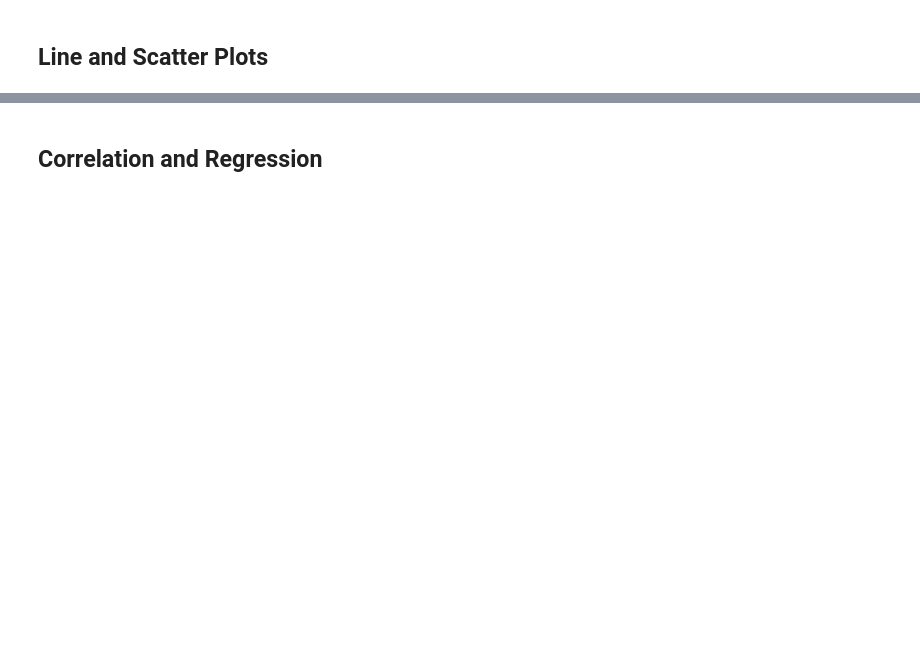
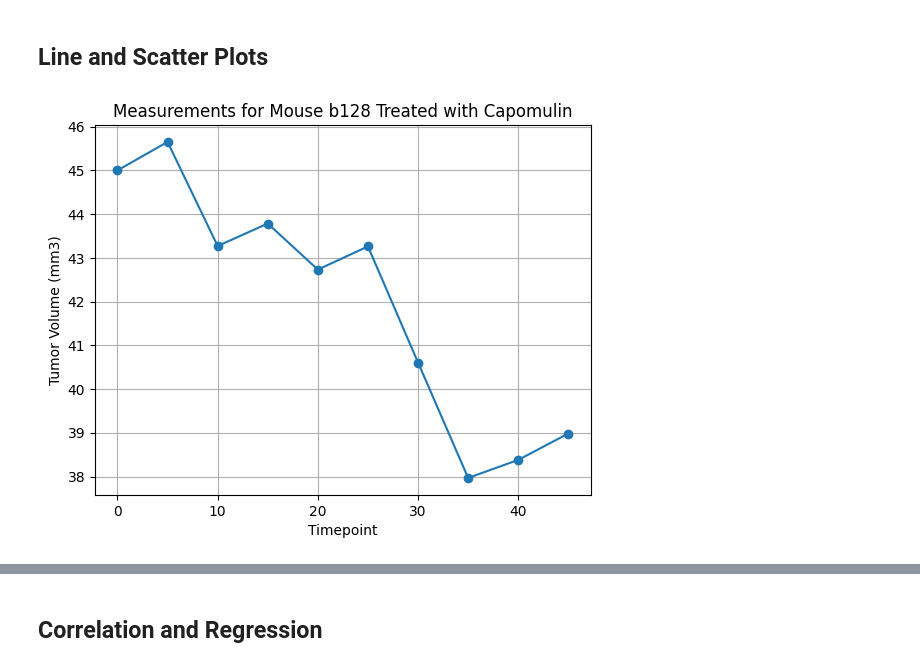
Before and after one commit to hmk81996/clinical-study-visualizations, a Jupyter notebook: pymaceuticals_starter.ipynb, the cells around one changed output, grey strips where cells are left out. Cells and saved outputs as stored; diff of their text form; code cells hidden in the pictures; blank space fills up the shorter version.

```diff
--- a/pymaceuticals_starter.ipynb
+++ b/pymaceuticals_starter.ipynb
@@ -318,0 +310,15 @@ plt.show()
+# %%
+# Generate a line plot of tumor volume vs. time point for a single mouse treated with Capomulin
+
+# filter for Mouse b128 data
+# Xpert Assistant provided the code framework which I modified for this data
+mouse_b128 = clean_df[clean_df["Mouse ID"] ==  'b128']
+
+plt.plot(mouse_b128['Timepoint'], mouse_b128['Tumor Volume (mm3)'], marker='o')
+plt.title(f'Measurements for Mouse b128 Treated with Capomulin')
+plt.xlabel('Timepoint')
+plt.ylabel('Tumor Volume (mm3)')
+plt.grid()
+plt.show()
+# %% [output]
+[figure, added]
```
Also changed, not shown: parts of 11 cells of this notebook.
